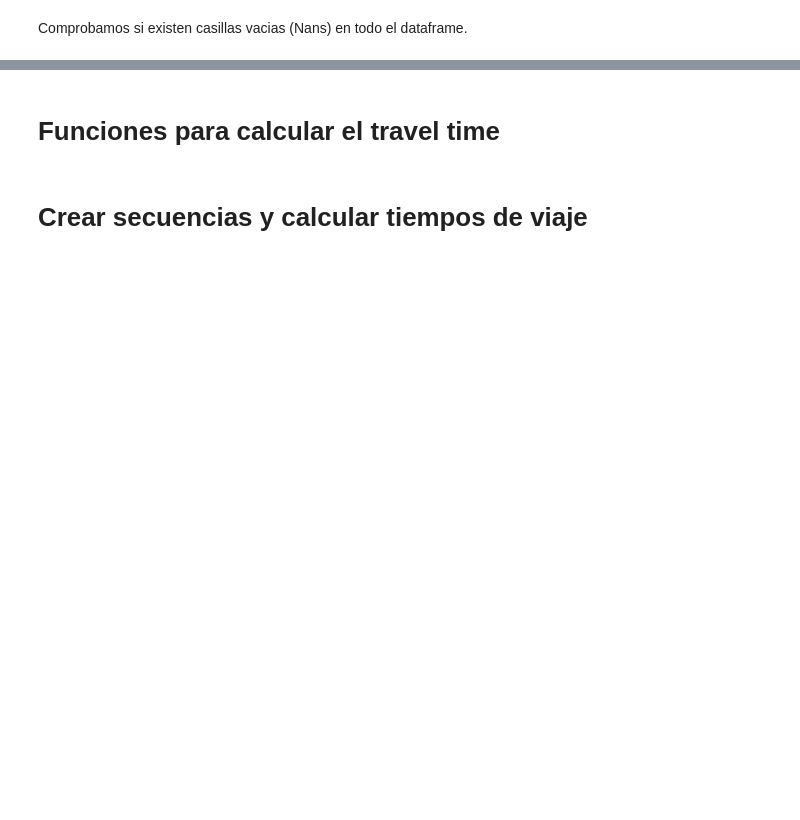
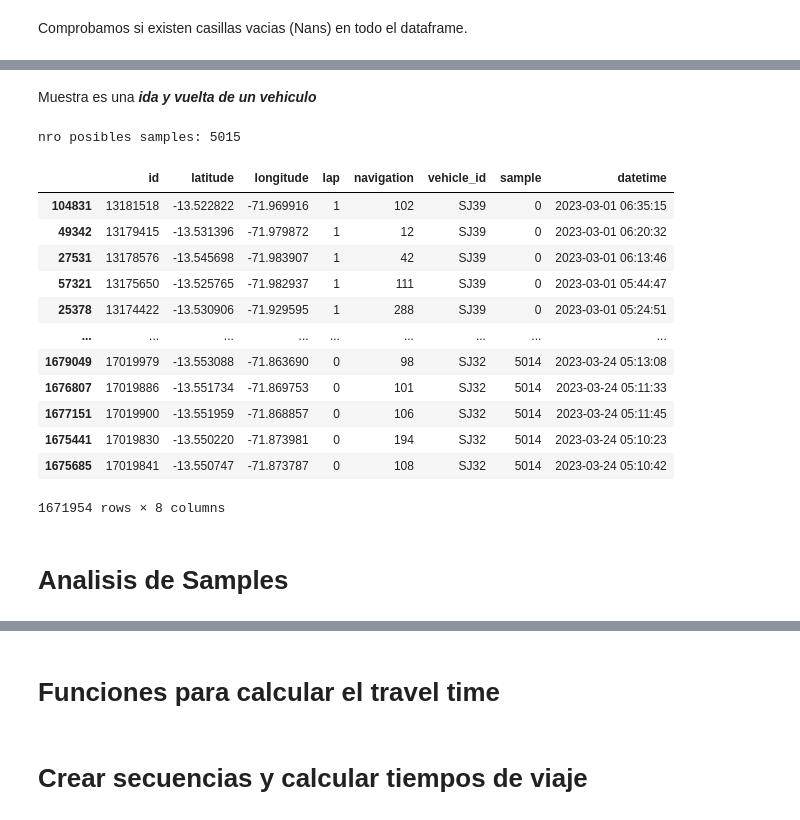
Before and after one commit to etson32/TravelTimePrediction-Cusco, a Jupyter notebook: code/1-generar_dataset.ipynb, the cells around one changed output, grey strips where cells are left out. Saved outputs shown, nothing was run; the diff lists cells and outputs as text; code cells hidden in the pictures; blank space fills up the shorter version.

```diff
--- a/code/1-generar_dataset.ipynb
+++ b/code/1-generar_dataset.ipynb
@@ -194,7 +118,7 @@ Mostramos la cantidad de datos, existen puntos que por error de lectura se leen
 print(f'Shape dataset: {monitoringdf.shape}')
 
 # Verificar y contar si hay puntos duplicados segun datetime y latitude_longitude
-base = ['datetime', 'latitude_longitude']
+base = ['date', 'time', 'latitude', 'longitude']
 twocols_dupli = monitoringdf.duplicated(subset=base)
 print(f"Nro de duplicados en {base}: {twocols_dupli.sum()}")
 
@@ -235,3 +160,39 @@ Cantidad de NaNs:
         Columna lap: 0
         Columna navigation: 0
         Columna vehicle_id: 0
+# %% [markdown]
+Muestra es una ***ida y vuelta de un vehiculo***
+# %%
+# preparar el dataset para iterar en todos los posibles samples
+samples_df = monitoringdf.copy()
+
+# Crear columna sample para identificar los samples, utilizando la fecha vehiculo y lapso, todo ello encapsulado en un string
+samples_df['sample'] = samples_df.apply(lambda row: f"{row['date']} {row['vehicle_id']} {row['lap']}" , axis=1)
+samples_dict = {k:v for v, k in enumerate(samples_df['sample'].unique())}
+samples_df['sample'] = samples_df['sample'].apply(lambda sample: samples_dict[sample])
+samples_df.sort_values(by='sample', inplace=True)
+print('nro posibles samples:', len(samples_dict))
+
+# convertir date and time en el formato datetime
+samples_df['datetime'] = samples_df['date'] + ' ' + samples_df['time']
+samples_df['datetime'] = pd.to_datetime(samples_df['datetime'], format='%Y-%m-%d %H:%M:%S')
+samples_df.drop(columns=['date', 'time'], inplace=True)
+
+samples_df
+# %% [output]
+nro posibles samples: 5015
+|  | id | latitude | longitude | lap | navigation | vehicle_id | sample | datetime |
+| 104831 | 13181518 | -13.522822 | -71.969916 | 1 | 102 | SJ39 | 0 | 2023-03-01 06:35:15 |
+| 49342 | 13179415 | -13.531396 | -71.979872 | 1 | 12 | SJ39 | 0 | 2023-03-01 06:20:32 |
+| 27531 | 13178576 | -13.545698 | -71.983907 | 1 | 42 | SJ39 | 0 | 2023-03-01 06:13:46 |
+| 57321 | 13175650 | -13.525765 | -71.982937 | 1 | 111 | SJ39 | 0 | 2023-03-01 05:44:47 |
+| 25378 | 13174422 | -13.530906 | -71.929595 | 1 | 288 | SJ39 | 0 | 2023-03-01 05:24:51 |
+| ... | ... | ... | ... | ... | ... | ... | ... | ... |
+| 1679049 | 17019979 | -13.553088 | -71.863690 | 0 | 98 | SJ32 | 5014 | 2023-03-24 05:13:08 |
+| 1676807 | 17019886 | -13.551734 | -71.869753 | 0 | 101 | SJ32 | 5014 | 2023-03-24 05:11:33 |
+| 1677151 | 17019900 | -13.551959 | -71.868857 | 0 | 106 | SJ32 | 5014 | 2023-03-24 05:11:45 |
+| 1675441 | 17019830 | -13.550220 | -71.873981 | 0 | 194 | SJ32 | 5014 | 2023-03-24 05:10:23 |
+| 1675685 | 17019841 | -13.550747 | -71.873787 | 0 | 108 | SJ32 | 5014 | 2023-03-24 05:10:42 |
+1671954 rows × 8 columns
+# %% [markdown]
+# Analisis de Samples
```
Also changed, not shown: parts of 43 cells of this notebook, 2 other files.
